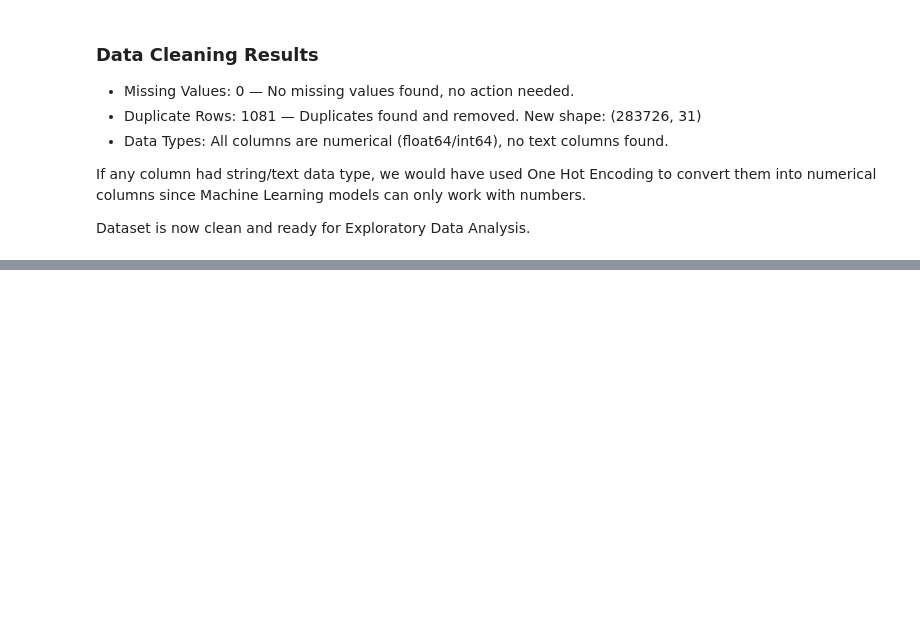
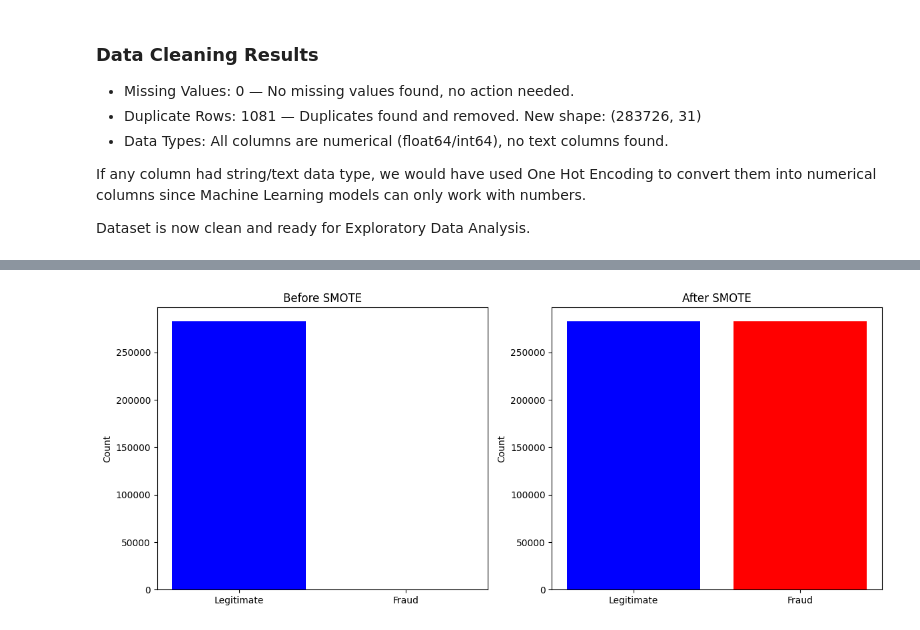
Before and after one commit to Jeeshan-Shrestha/Credit-Card-Fraud-Detection-Model, a Jupyter notebook: main.ipynb, the cells around one changed output, grey strips where cells are left out. Drawn from its saved outputs; the diff is of its cells as text; code cells hidden in the pictures; blank space fills up the shorter version.

```diff
--- a/main.ipynb
+++ b/main.ipynb
@@ -125,0 +327,17 @@ Dataset is now clean and ready for Exploratory Data Analysis.
+# %%
+
+# Separate features and target
+X = df.drop('Class', axis=1)
+y = df['Class']
+
+print("Before SMOTE:")
+print("Legitimate:", y.value_counts()[0])
+print("Fraud:", y.value_counts()[1])
+
+# Apply SMOTE
+smote = SMOTE(random_state=42)
+X_resampled, y_resampled = smote.fit_resample(X, y)
+
+print("\nAfter SMOTE:")
+print("Legitimate:", y_resampled.value_counts()[0])
+print("Fraud:", y_resampled.value_counts()[1])
@@ -125,0 +352,17 @@ Dataset is now clean and ready for Exploratory Data Analysis.
+# %%
+# results after using SMOTE
+fig, axes = plt.subplots(1, 2, figsize=(12,5))
+# Before SMOTE
+axes[0].bar(['Legitimate', 'Fraud'], [y.value_counts()[0], y.value_counts()[1]], color=['blue', 'red'])
+axes[0].set_title('Before SMOTE')
+axes[0].set_ylabel('Count')
+
+# After SMOTE
+axes[1].bar(['Legitimate', 'Fraud'], [y_resampled.value_counts()[0], y_resampled.value_counts()[1]], color=['blue', 'red'])
+axes[1].set_title('After SMOTE')
+axes[1].set_ylabel('Count')
+
+plt.tight_layout()
+plt.show()
+# %% [output]
+[figure, added]
```
Also changed, not shown: parts of 16 cells of this notebook.
